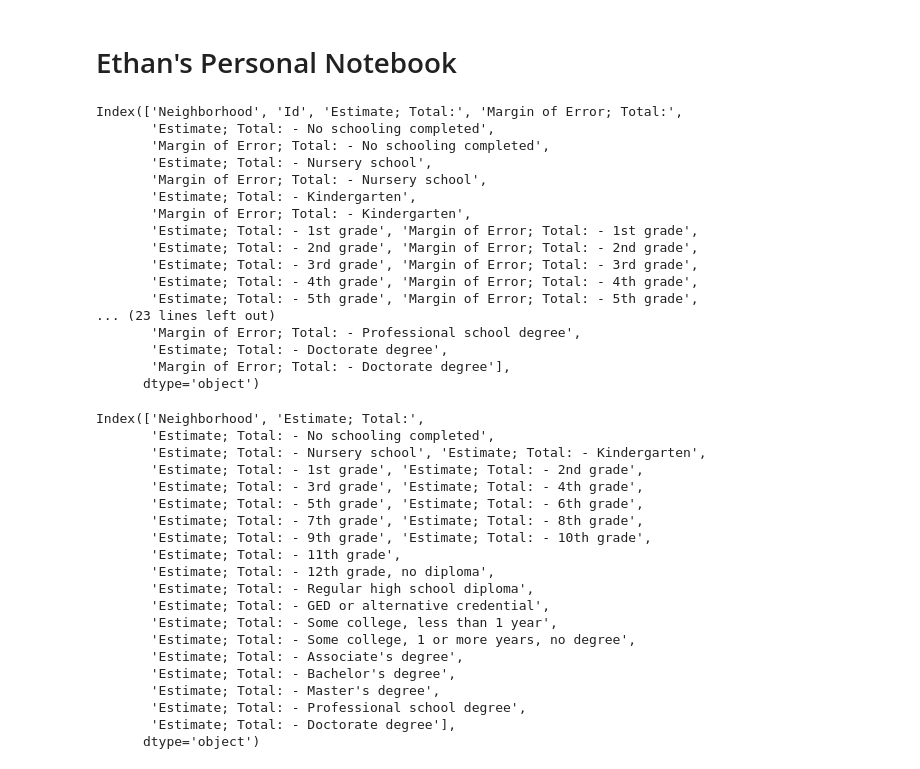
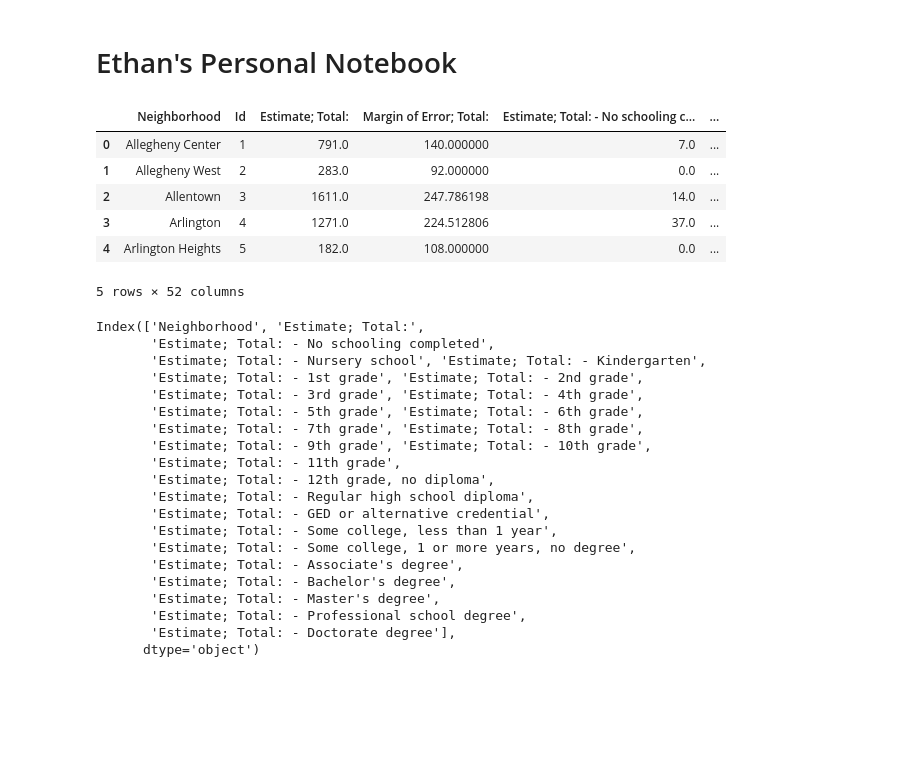
Before and after one commit to ItBeDaKang/CMPINF-0010-Final-Project, a Jupyter notebook: ethan_notebook.ipynb, the cells around one changed output. Drawn from its saved outputs; the diff is of its cells as text; code cells hidden in the pictures; blank space fills up the shorter version.

Commit message:
Replaced .columns calls with .head

```diff
--- a/ethan_notebook.ipynb
+++ b/ethan_notebook.ipynb
@@ -3,29 +3,19 @@
 # %%
 # Import necessary libraries
 import pandas as pd
 import matplotlib.pyplot as plt
 
 # Load in the data
 df_raw = pd.read_csv("education_data.csv")
-df_raw.columns
+df_raw.head()
 # %% [output]
+|  | Neighborhood | Id | Estimate; Total: | Margin of Error; Total: | Estimate; Total: - No schooling c... | ... |
+| 0 | Allegheny Center | 1 | 791.0 | 140.000000 | 7.0 | ... |
+| 1 | Allegheny West | 2 | 283.0 | 92.000000 | 0.0 | ... |
+| 2 | Allentown | 3 | 1611.0 | 247.786198 | 14.0 | ... |
+| 3 | Arlington | 4 | 1271.0 | 224.512806 | 37.0 | ... |
+| 4 | Arlington Heights | 5 | 182.0 | 108.000000 | 0.0 | ... |
-Index(['Neighborhood', 'Id', 'Estimate; Total:', 'Margin of Error; Total:',
-       'Estimate; Total: - No schooling completed',
-       'Margin of Error; Total: - No schooling completed',
-       'Estimate; Total: - Nursery school',
-       'Margin of Error; Total: - Nursery school',
-       'Estimate; Total: - Kindergarten',
-       'Margin of Error; Total: - Kindergarten',
-       'Estimate; Total: - 1st grade', 'Margin of Error; Total: - 1st grade',
-       'Estimate; Total: - 2nd grade', 'Margin of Error; Total: - 2nd grade',
-       'Estimate; Total: - 3rd grade', 'Margin of Error; Total: - 3rd grade',
-       'Estimate; Total: - 4th grade', 'Margin of Error; Total: - 4th grade',
-       'Estimate; Total: - 5th grade', 'Margin of Error; Total: - 5th grade',
-... (23 lines left out)
-       'Margin of Error; Total: - Professional school degree',
-       'Estimate; Total: - Doctorate degree',
-       'Margin of Error; Total: - Doctorate degree'],
-      dtype='object')
+5 rows × 52 columns
 # %%
 # Drop unnecessary columns
 df = df_raw.drop(columns = [col for col in df_raw.columns if "Margin of Error" in col or col == "Id"])
```
